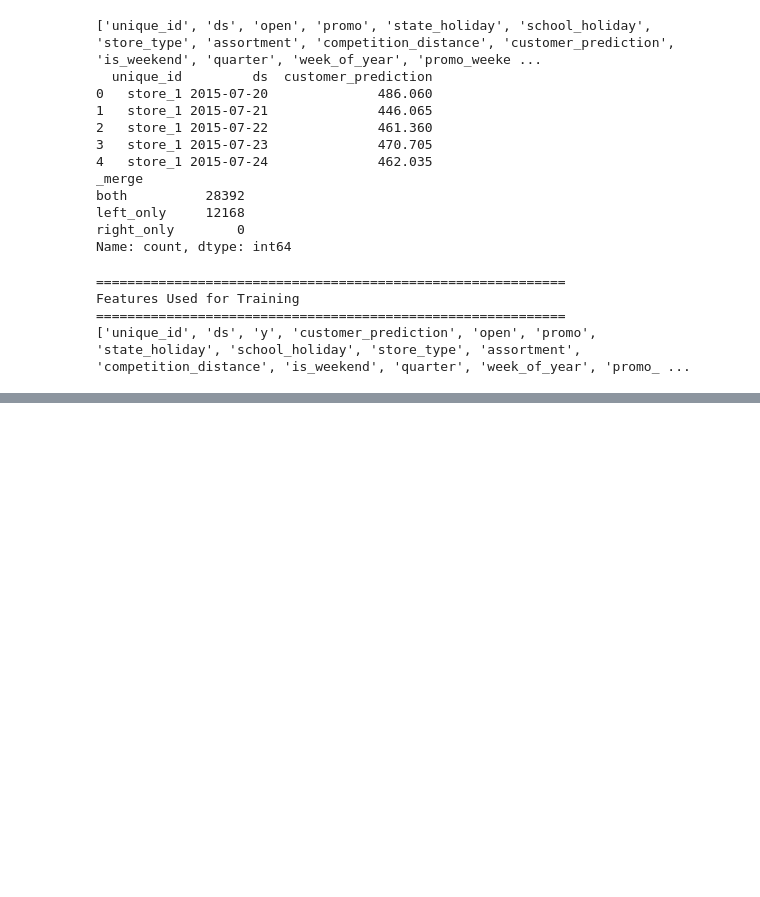
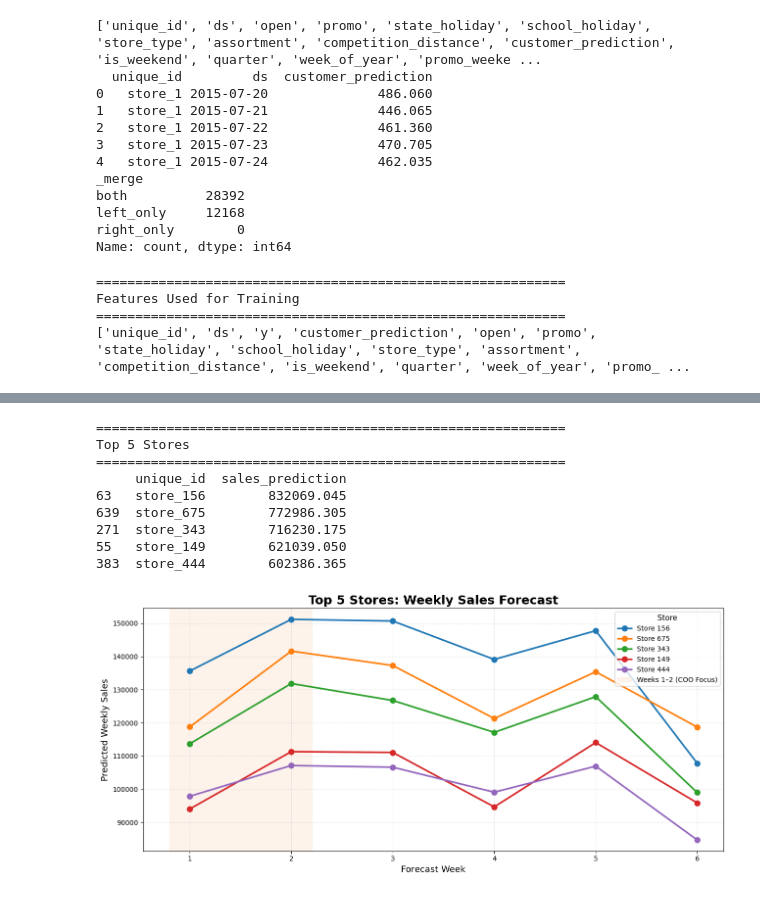
Before and after one commit to xueyingpeng24-dotcom/BF-PJ2, a Jupyter notebook: global_random_forest_with_customer.ipynb, the cells around one changed output, grey strips where cells are left out. Saved outputs shown, nothing was run; the diff lists cells and outputs as text; code cells hidden in the pictures; blank space fills up the shorter version.

```diff
--- a/global_random_forest_with_customer.ipynb
+++ b/global_random_forest_with_customer.ipynb
@@ -1922,34 +3167,45 @@ plt.grid(
 )
 
 plt.legend(
 
     title="Store",
 
     fontsize=10,
 
     title_fontsize=11,
 
     loc="upper right"
 
 )
 
 plt.tight_layout()
 
 # ----------------------------------------------------------
 # Save
 # ----------------------------------------------------------
 
 plt.savefig(
 
     processed_dir / "top5_store_weekly_forecast.png",
 
-    dpi=300,
+    dpi=600,
 
     bbox_inches="tight"
 
 )
 
 plt.show()
+# %% [output]
+============================================================
+Top 5 Stores
+============================================================
+     unique_id  sales_prediction
+63   store_156        832069.045
+639  store_675        772986.305
+271  store_343        716230.175
+55   store_149        621039.050
+383  store_444        602386.365
+[figure, added]
 # %%
 # ==========================================================
 # Store Type Weekly Forecast
```
Also changed, not shown: parts of 23 cells of this notebook.
